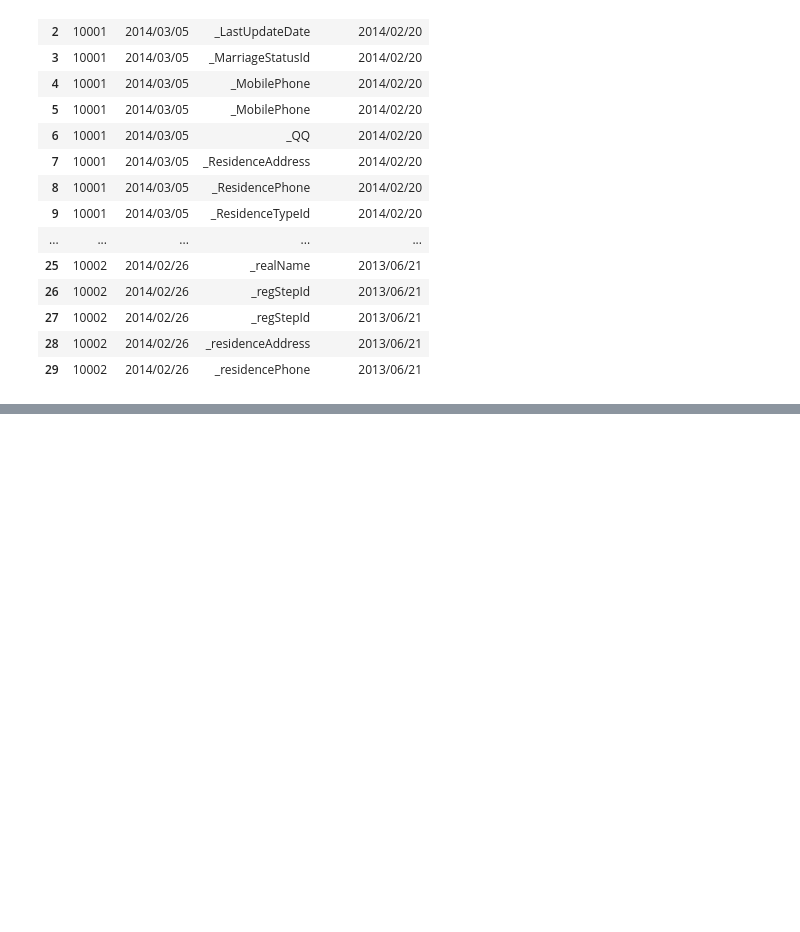
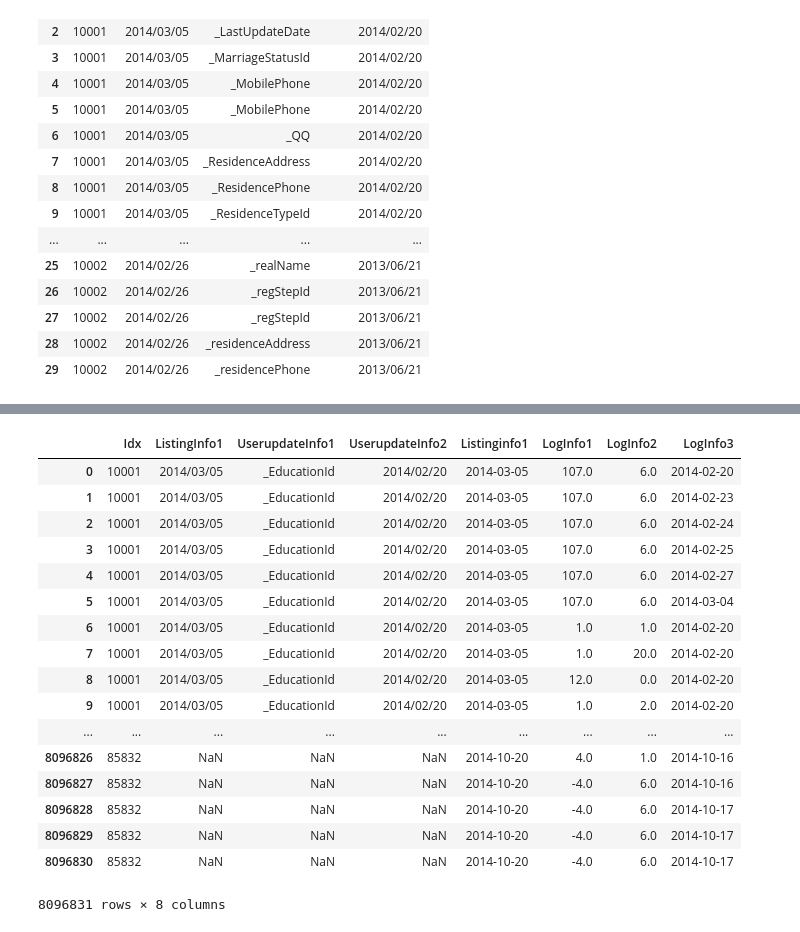
Before and after one commit to zingp/kaggle, a Jupyter notebook: risk-control/quick_overview.ipynb, the cells around one changed output, grey strips where cells are left out. Drawn from its saved outputs; the diff is of its cells as text; code cells hidden in the pictures; blank space fills up the shorter version.

```diff
--- a/risk-control/quick_overview.ipynb
+++ b/risk-control/quick_overview.ipynb
@@ -65,0 +125,21 @@ Index(['Idx', 'ListingInfo1', 'UserupdateInfo1', 'UserupdateInfo2'], dtype='obje
+# %%
+pd.merge(train_Userupdate_Info, train_LogInfo, on="Idx", how="outer")
+# %% [output]
+|  | Idx | ListingInfo1 | UserupdateInfo1 | UserupdateInfo2 | Listinginfo1 | LogInfo1 | LogInfo2 | LogInfo3 |
+| 0 | 10001 | 2014/03/05 | _EducationId | 2014/02/20 | 2014-03-05 | 107.0 | 6.0 | 2014-02-20 |
+| 1 | 10001 | 2014/03/05 | _EducationId | 2014/02/20 | 2014-03-05 | 107.0 | 6.0 | 2014-02-23 |
+| 2 | 10001 | 2014/03/05 | _EducationId | 2014/02/20 | 2014-03-05 | 107.0 | 6.0 | 2014-02-24 |
+| 3 | 10001 | 2014/03/05 | _EducationId | 2014/02/20 | 2014-03-05 | 107.0 | 6.0 | 2014-02-25 |
+| 4 | 10001 | 2014/03/05 | _EducationId | 2014/02/20 | 2014-03-05 | 107.0 | 6.0 | 2014-02-27 |
+| 5 | 10001 | 2014/03/05 | _EducationId | 2014/02/20 | 2014-03-05 | 107.0 | 6.0 | 2014-03-04 |
+| 6 | 10001 | 2014/03/05 | _EducationId | 2014/02/20 | 2014-03-05 | 1.0 | 1.0 | 2014-02-20 |
+| 7 | 10001 | 2014/03/05 | _EducationId | 2014/02/20 | 2014-03-05 | 1.0 | 20.0 | 2014-02-20 |
+| 8 | 10001 | 2014/03/05 | _EducationId | 2014/02/20 | 2014-03-05 | 12.0 | 0.0 | 2014-02-20 |
+| 9 | 10001 | 2014/03/05 | _EducationId | 2014/02/20 | 2014-03-05 | 1.0 | 2.0 | 2014-02-20 |
+| ... | ... | ... | ... | ... | ... | ... | ... | ... |
+| 8096826 | 85832 | NaN | NaN | NaN | 2014-10-20 | 4.0 | 1.0 | 2014-10-16 |
+| 8096827 | 85832 | NaN | NaN | NaN | 2014-10-20 | -4.0 | 6.0 | 2014-10-16 |
+| 8096828 | 85832 | NaN | NaN | NaN | 2014-10-20 | -4.0 | 6.0 | 2014-10-17 |
+| 8096829 | 85832 | NaN | NaN | NaN | 2014-10-20 | -4.0 | 6.0 | 2014-10-17 |
+| 8096830 | 85832 | NaN | NaN | NaN | 2014-10-20 | -4.0 | 6.0 | 2014-10-17 |
+8096831 rows × 8 columns
```
Also changed, not shown: parts of 5 cells of this notebook.
